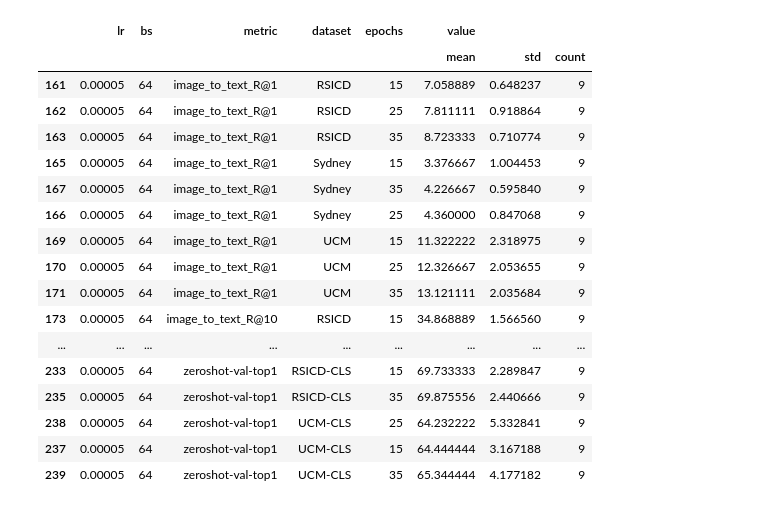
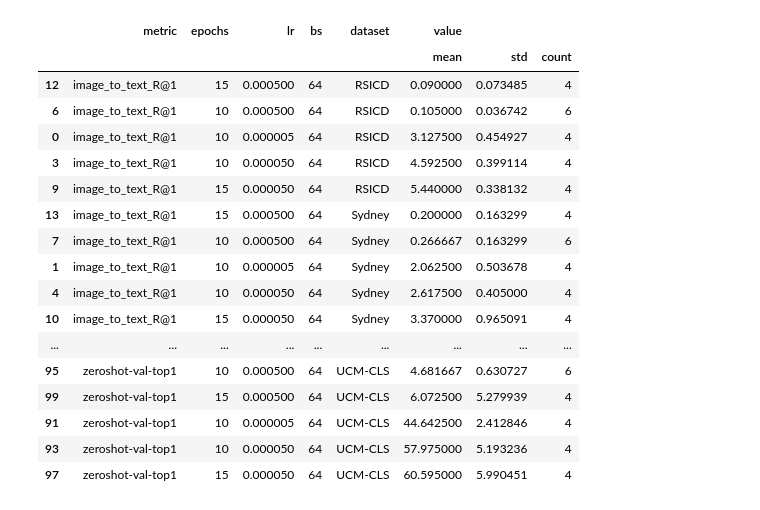
Before and after one commit to nataliehh/thesis2023-2024, a Jupyter notebook: results_analysis.ipynb, the cells around one changed output. Cells and saved outputs as stored; diff of their text form; code cells hidden in the pictures.

Commit message:
Optimizing param tuning for epoch parameter (by checkpointing)

```diff
--- a/results_analysis.ipynb
+++ b/results_analysis.ipynb
@@ -94,26 +94,26 @@ df_grouped.to_csv('eval.csv')
 # %%
 df_2 = df_grouped.reset_index()
 # df_2 = df_2[(df_2['method'] == 'ours') & (df_2['ratio'] == 0.2) & (df_2['PL'] == 'ot.image')] # (df_2['metric'] == 'image_to_text_R@5') &
-df_2 = df_2[(df_2['epochs'] > 5) & (df_2['lr']==5e-5) & (df_2['bs'] == 64)] # &(df_2['lr']==5e-5)
+df_2 = df_2[(df_2['epochs'] > 5)  & (df_2['bs'] == 64)] # &(df_2['lr']==5e-5)
 df_2 = df_2.sort_values(['metric', 'dataset', ('value', 'mean')])
 with pd.option_context('display.max_rows', None, 'display.max_columns', None):
     display(df_2)
 # %% [output]
-|  | lr | bs | metric | dataset | epochs | value |  |  |
+|  | metric | epochs | lr | bs | dataset | value |  |  |
 |  |  |  |  |  |  | mean | std | count |
-| 161 | 0.00005 | 64 | image_to_text_R@1 | RSICD | 15 | 7.058889 | 0.648237 | 9 |
-| 162 | 0.00005 | 64 | image_to_text_R@1 | RSICD | 25 | 7.811111 | 0.918864 | 9 |
-| 163 | 0.00005 | 64 | image_to_text_R@1 | RSICD | 35 | 8.723333 | 0.710774 | 9 |
-| 165 | 0.00005 | 64 | image_to_text_R@1 | Sydney | 15 | 3.376667 | 1.004453 | 9 |
-| 167 | 0.00005 | 64 | image_to_text_R@1 | Sydney | 35 | 4.226667 | 0.595840 | 9 |
-| 166 | 0.00005 | 64 | image_to_text_R@1 | Sydney | 25 | 4.360000 | 0.847068 | 9 |
-| 169 | 0.00005 | 64 | image_to_text_R@1 | UCM | 15 | 11.322222 | 2.318975 | 9 |
-| 170 | 0.00005 | 64 | image_to_text_R@1 | UCM | 25 | 12.326667 | 2.053655 | 9 |
-| 171 | 0.00005 | 64 | image_to_text_R@1 | UCM | 35 | 13.121111 | 2.035684 | 9 |
-| 173 | 0.00005 | 64 | image_to_text_R@10 | RSICD | 15 | 34.868889 | 1.566560 | 9 |
+| 12 | image_to_text_R@1 | 15 | 0.000500 | 64 | RSICD | 0.090000 | 0.073485 | 4 |
+| 6 | image_to_text_R@1 | 10 | 0.000500 | 64 | RSICD | 0.105000 | 0.036742 | 6 |
+| 0 | image_to_text_R@1 | 10 | 0.000005 | 64 | RSICD | 3.127500 | 0.454927 | 4 |
+| 3 | image_to_text_R@1 | 10 | 0.000050 | 64 | RSICD | 4.592500 | 0.399114 | 4 |
+| 9 | image_to_text_R@1 | 15 | 0.000050 | 64 | RSICD | 5.440000 | 0.338132 | 4 |
+| 13 | image_to_text_R@1 | 15 | 0.000500 | 64 | Sydney | 0.200000 | 0.163299 | 4 |
+| 7 | image_to_text_R@1 | 10 | 0.000500 | 64 | Sydney | 0.266667 | 0.163299 | 6 |
+| 1 | image_to_text_R@1 | 10 | 0.000005 | 64 | Sydney | 2.062500 | 0.503678 | 4 |
+| 4 | image_to_text_R@1 | 10 | 0.000050 | 64 | Sydney | 2.617500 | 0.405000 | 4 |
+| 10 | image_to_text_R@1 | 15 | 0.000050 | 64 | Sydney | 3.370000 | 0.965091 | 4 |
 | ... | ... | ... | ... | ... | ... | ... | ... | ... |
-| 233 | 0.00005 | 64 | zeroshot-val-top1 | RSICD-CLS | 15 | 69.733333 | 2.289847 | 9 |
-| 235 | 0.00005 | 64 | zeroshot-val-top1 | RSICD-CLS | 35 | 69.875556 | 2.440666 | 9 |
-| 238 | 0.00005 | 64 | zeroshot-val-top1 | UCM-CLS | 25 | 64.232222 | 5.332841 | 9 |
-| 237 | 0.00005 | 64 | zeroshot-val-top1 | UCM-CLS | 15 | 64.444444 | 3.167188 | 9 |
-| 239 | 0.00005 | 64 | zeroshot-val-top1 | UCM-CLS | 35 | 65.344444 | 4.177182 | 9 |
+| 95 | zeroshot-val-top1 | 10 | 0.000500 | 64 | UCM-CLS | 4.681667 | 0.630727 | 6 |
+| 99 | zeroshot-val-top1 | 15 | 0.000500 | 64 | UCM-CLS | 6.072500 | 5.279939 | 4 |
+| 91 | zeroshot-val-top1 | 10 | 0.000005 | 64 | UCM-CLS | 44.642500 | 2.412846 | 4 |
+| 93 | zeroshot-val-top1 | 10 | 0.000050 | 64 | UCM-CLS | 57.975000 | 5.193236 | 4 |
+| 97 | zeroshot-val-top1 | 15 | 0.000050 | 64 | UCM-CLS | 60.595000 | 5.990451 | 4 |
```
Also changed, not shown: parts of 3 cells of this notebook, 4 other files.
